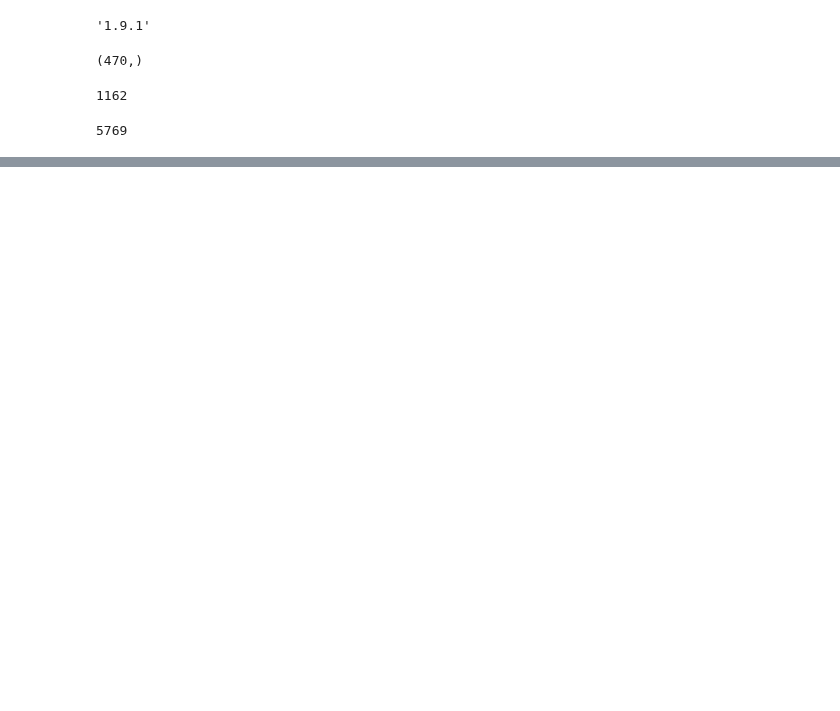
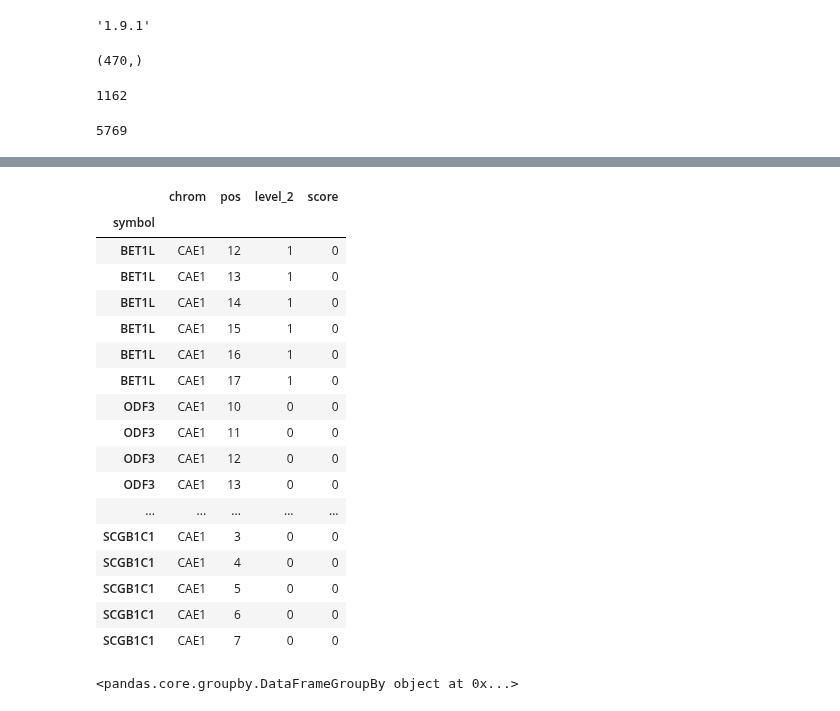
Before and after one commit to peterdfields/hs_vervet, a Jupyter notebook: notebooks/dev_test_enrichment.ipynb, the cells around one changed output, grey strips where cells are left out. Drawn from its saved outputs; the diff is of its cells as text; code cells hidden in the pictures; blank space fills up the shorter version.

```diff
--- a/notebooks/dev_test_enrichment.ipynb
+++ b/notebooks/dev_test_enrichment.ipynb
@@ -1380,0 +1394,3 @@ te.peaks_per_feature.xs('CAE16',level=1).index.droplevel(1).unique().shape
+# %%
+trod_s.index.names = ['chrom','pos']
+trod_s.name = 'score'
@@ -1380,0 +1672,25 @@ te.peaks_per_feature.xs('CAE16',level=1).index.droplevel(1).unique().shape
+# %%
+get_features_per_data(trod_s, tgene_df, feature_name='symbol', max_dist=0).reset_index().set_index('symbol').sort_index()
+# %% [output]
+|  | chrom | pos | level_2 | score |
+| symbol |  |  |  |  |
+| BET1L | CAE1 | 12 | 1 | 0 |
+| BET1L | CAE1 | 13 | 1 | 0 |
+| BET1L | CAE1 | 14 | 1 | 0 |
+| BET1L | CAE1 | 15 | 1 | 0 |
+| BET1L | CAE1 | 16 | 1 | 0 |
+| BET1L | CAE1 | 17 | 1 | 0 |
+| ODF3 | CAE1 | 10 | 0 | 0 |
+| ODF3 | CAE1 | 11 | 0 | 0 |
+| ODF3 | CAE1 | 12 | 0 | 0 |
+| ODF3 | CAE1 | 13 | 0 | 0 |
+| ... | ... | ... | ... | ... |
+| SCGB1C1 | CAE1 | 3 | 0 | 0 |
+| SCGB1C1 | CAE1 | 4 | 0 | 0 |
+| SCGB1C1 | CAE1 | 5 | 0 | 0 |
+| SCGB1C1 | CAE1 | 6 | 0 | 0 |
+| SCGB1C1 | CAE1 | 7 | 0 | 0 |
+# %%
+in_peaks.reset_index().groupby(['chrom','pos'])
+# %% [output]
+<pandas.core.groupby.DataFrameGroupBy object at 0x...>
```
Also changed, not shown: parts of 58 cells of this notebook, 2 other files.
